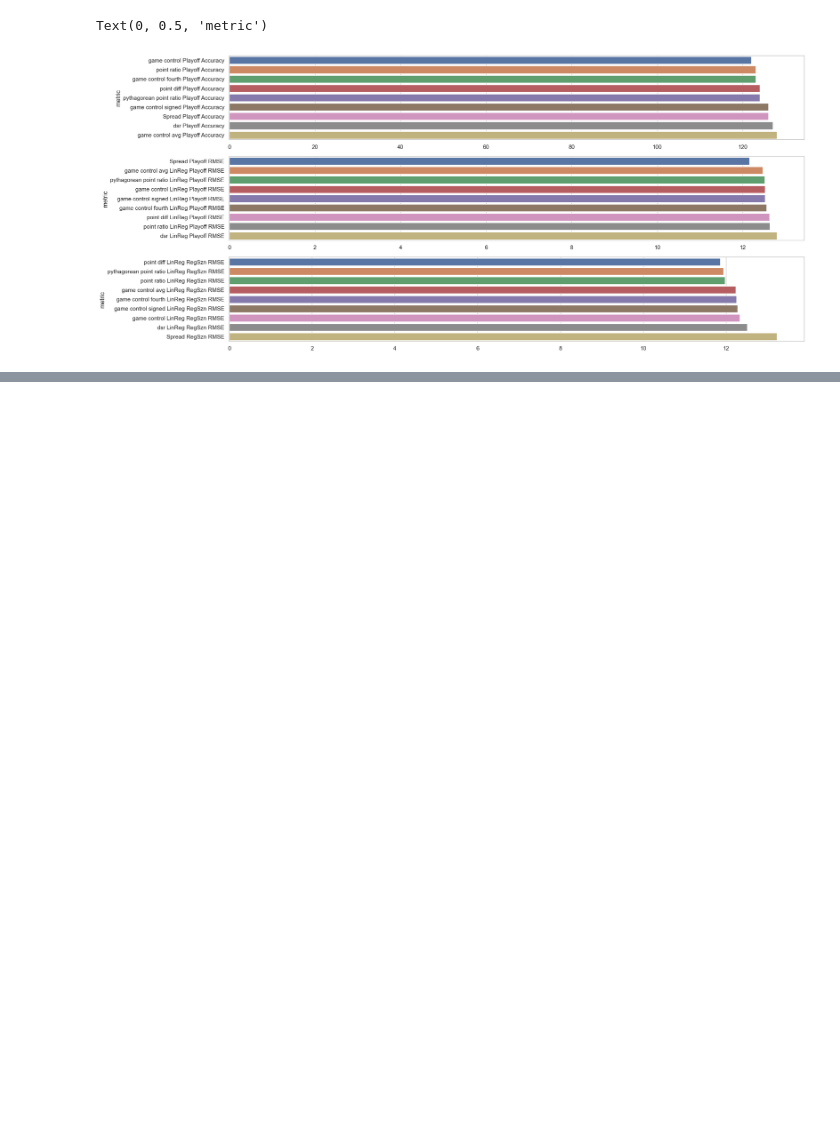
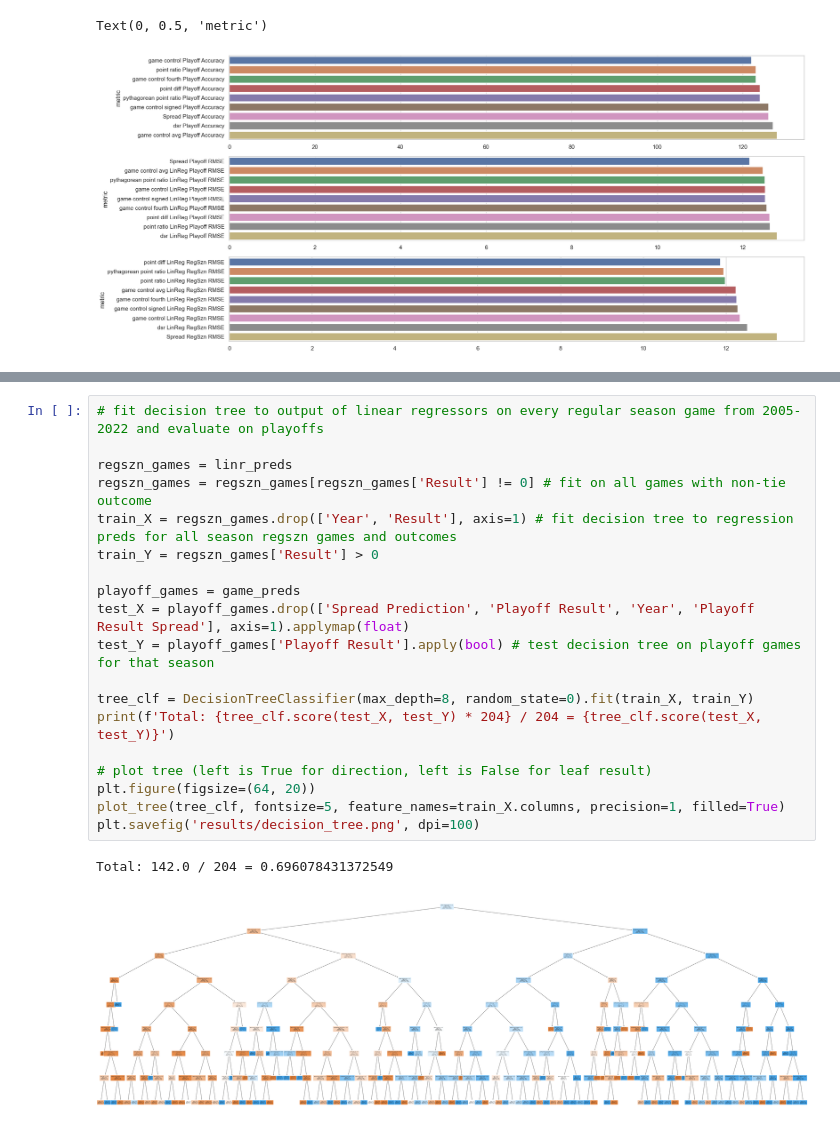
Before and after one commit to thearyanmittal/nfl-lrmc, a Jupyter notebook: flrmc.ipynb, the cells around one changed output, grey strips where cells are left out. Saved outputs shown, nothing was run; the diff lists cells and outputs as text; blank space fills up the shorter version.

```diff
--- a/flrmc.ipynb
+++ b/flrmc.ipynb
@@ -317,0 +394,22 @@ game control fourth vs. Spread: 14/31 (45.2%)
+# %%
+# fit decision tree to output of linear regressors on every regular season game from 2005-2022 and evaluate on playoffs
+
+regszn_games = linr_preds
+regszn_games = regszn_games[regszn_games['Result'] != 0] # fit on all games with non-tie outcome
+train_X = regszn_games.drop(['Year', 'Result'], axis=1) # fit decision tree to regression preds for all season regszn games and outcomes
+train_Y = regszn_games['Result'] > 0
+
+playoff_games = game_preds
+test_X = playoff_games.drop(['Spread Prediction', 'Playoff Result', 'Year', 'Playoff Result Spread'], axis=1).applymap(float)
+test_Y = playoff_games['Playoff Result'].apply(bool) # test decision tree on playoff games for that season
+
+tree_clf = DecisionTreeClassifier(max_depth=8, random_state=0).fit(train_X, train_Y)
+print(f'Total: {tree_clf.score(test_X, test_Y) * 204} / 204 = {tree_clf.score(test_X, test_Y)}')
+
+# plot tree (left is True for direction, left is False for leaf result)
+plt.figure(figsize=(64, 20))
+plot_tree(tree_clf, fontsize=5, feature_names=train_X.columns, precision=1, filled=True)
+plt.savefig('results/decision_tree.png', dpi=100)
+# %% [output]
+Total: 142.0 / 204 = 0.696078431372549
+[figure, added]
```
Also changed, not shown: parts of 8 cells of this notebook, 6 other files.
